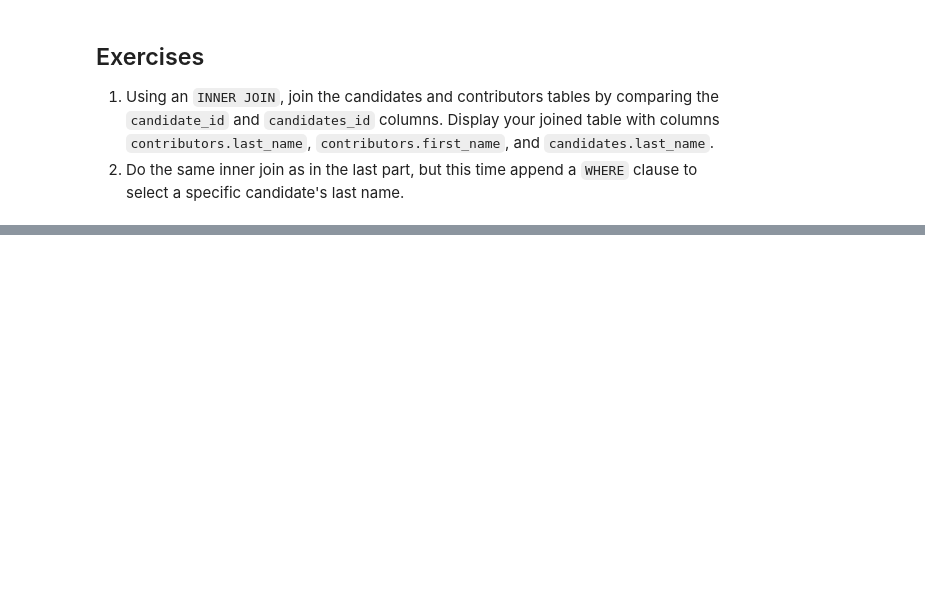
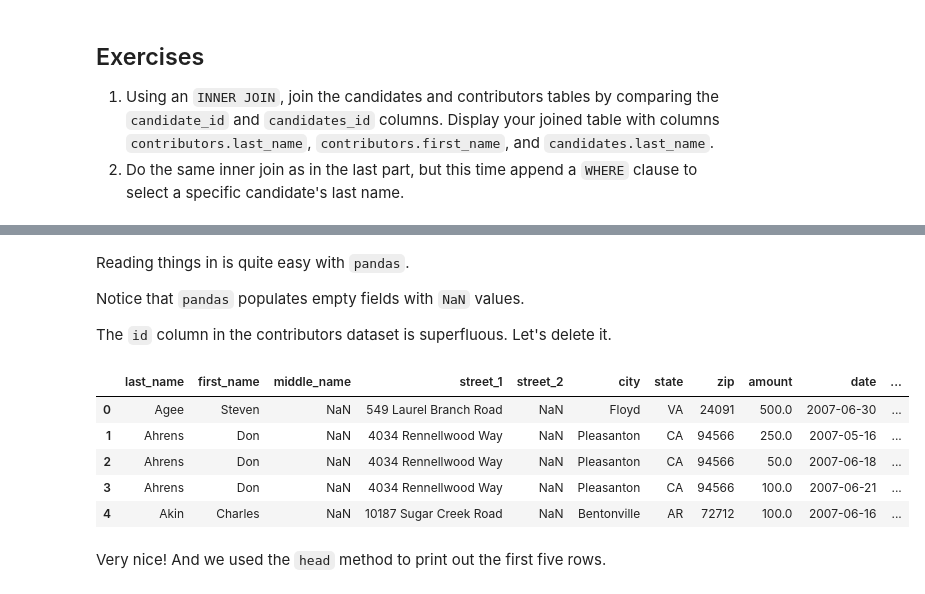
Before and after one commit to Hulalazz/cs207-F17, a Jupyter notebook: lectures/L19/L19.ipynb, the cells around one changed output, grey strips where cells are left out. Saved outputs shown, nothing was run; the diff lists cells and outputs as text; code cells hidden in the pictures; blank space fills up the shorter version.

```diff
--- a/lectures/L19/L19.ipynb
+++ b/lectures/L19/L19.ipynb
@@ -157,0 +337,18 @@ What is `SQL` doing with this operation?  It may help to visualize this with a V
+# %% [markdown]
+Reading things in is quite easy with `pandas`.
+
+Notice that `pandas` populates empty fields with `NaN` values.
+
+The `id` column in the contributors dataset is superfluous.  Let's delete it.
+# %%
+del dfcontr['id']
+dfcontr.head()
+# %% [output]
+|  | last_name | first_name | middle_name | street_1 | street_2 | city | state | zip | amount | date | ... |
+| 0 | Agee | Steven | NaN | 549 Laurel Branch Road | NaN | Floyd | VA | 24091 | 500.0 | 2007-06-30 | ... |
+| 1 | Ahrens | Don | NaN | 4034 Rennellwood Way | NaN | Pleasanton | CA | 94566 | 250.0 | 2007-05-16 | ... |
+| 2 | Ahrens | Don | NaN | 4034 Rennellwood Way | NaN | Pleasanton | CA | 94566 | 50.0 | 2007-06-18 | ... |
+| 3 | Ahrens | Don | NaN | 4034 Rennellwood Way | NaN | Pleasanton | CA | 94566 | 100.0 | 2007-06-21 | ... |
+| 4 | Akin | Charles | NaN | 10187 Sugar Creek Road | NaN | Bentonville | AR | 72712 | 100.0 | 2007-06-16 | ... |
+# %% [markdown]
+Very nice!  And we used the `head` method to print out the first five rows.
```
Also changed, not shown: parts of 19 cells of this notebook, 2 other files.
